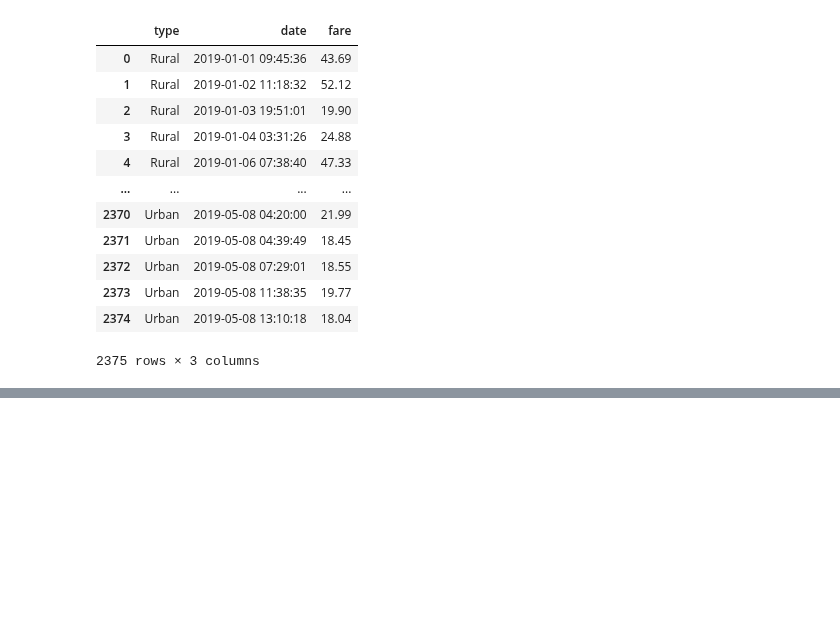
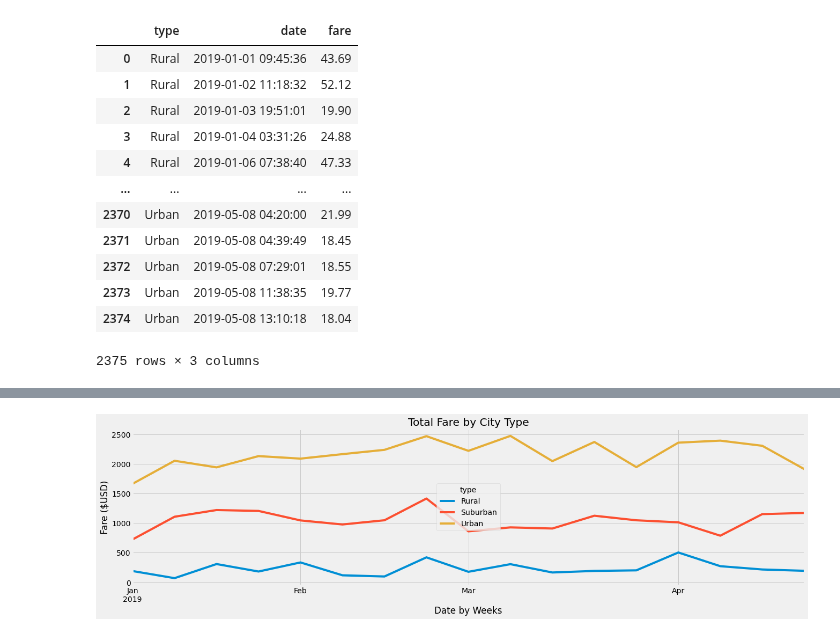
Before and after one commit to meghanhkoon/PyBer_Analysis, a Jupyter notebook: PyBer_Challenge.ipynb, the cells around one changed output, grey strips where cells are left out. Cells and saved outputs as stored; diff of their text form; code cells hidden in the pictures; blank space fills up the shorter version.

```diff
--- a/PyBer_Challenge.ipynb
+++ b/PyBer_Challenge.ipynb
@@ -196,3 +197,5 @@ sum_fare_by_date_df
 # %%
 # 4. Create a pivot table with the 'date' as the index, the columns ='type', and values='fare'
 # to get the total fares for each type of city by the date.
+sum_fare_by_date_pivot = sum_fare_by_date_df.pivot(index= "date", columns= "type", values= "fare")
+sum_fare_by_date_pivot.head()
@@ -199,2 +210,4 @@ sum_fare_by_date_df
 # %%
 # 5. Create a new DataFrame from the pivot table DataFrame using loc on the given dates, '2019-01-01':'2019-04-29'.
+sum_fare_by_range_df = sum_fare_by_date_pivot.loc['2019-01-01':'2019-04-28']
+sum_fare_by_range_df.head()
@@ -201,3 +222,4 @@ sum_fare_by_date_df
 # %%
 # 6. Set the "date" index to datetime datatype. This is necessary to use the resample() method in Step 8.
-# df.index = pd.to_datetime(df.index)
+sum_fare_by_range_df.index = pd.to_datetime(sum_fare_by_range_df.index)
+sum_fare_by_range_df.head()
@@ -206,2 +248,5 @@ sum_fare_by_date_df
 # %%
 # 8. Create a new DataFrame using the "resample()" function by week 'W' and get the sum of the fares for each week.
+sum_fare_per_week_df = sum_fare_by_range_df.resample("W").sum()
+
+sum_fare_per_week_df.head(10)
@@ -208,7 +266,21 @@ sum_fare_by_date_df
 # %%
 # 8. Using the object-oriented interface method, plot the resample DataFrame using the df.plot() function.
 
 # Import the style from Matplotlib.
 from matplotlib import style
+
+ax= sum_fare_per_week_df.plot(figsize= (20,5))
+ax.plot()
+
+ax.set_title("Total Fare by City Type")
+ax.set_ylabel("Fare ($USD)")
+ax.set_xlabel("Date by Weeks")
+
 # Use the graph style fivethirtyeight.
 style.use('fivethirtyeight')
+
+# Save figure
+plt.savefig("analysis/PyBer_fare_summary.png")
+plt.show()
+# %% [output]
+[figure, added]
```
Also changed, not shown: parts of 7 cells of this notebook, 1 other file.
